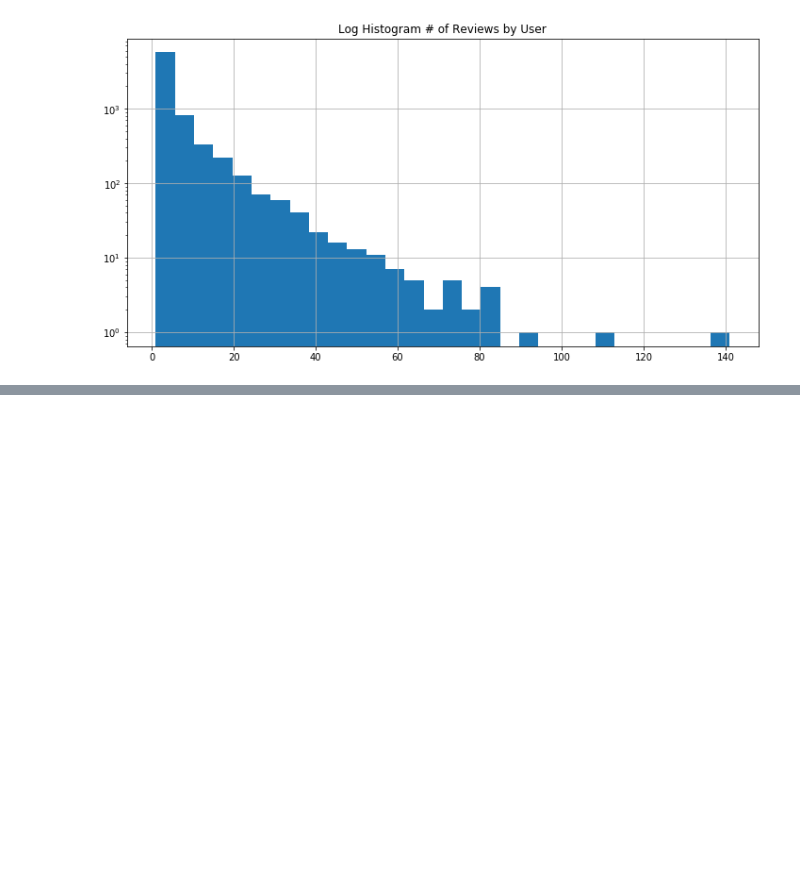
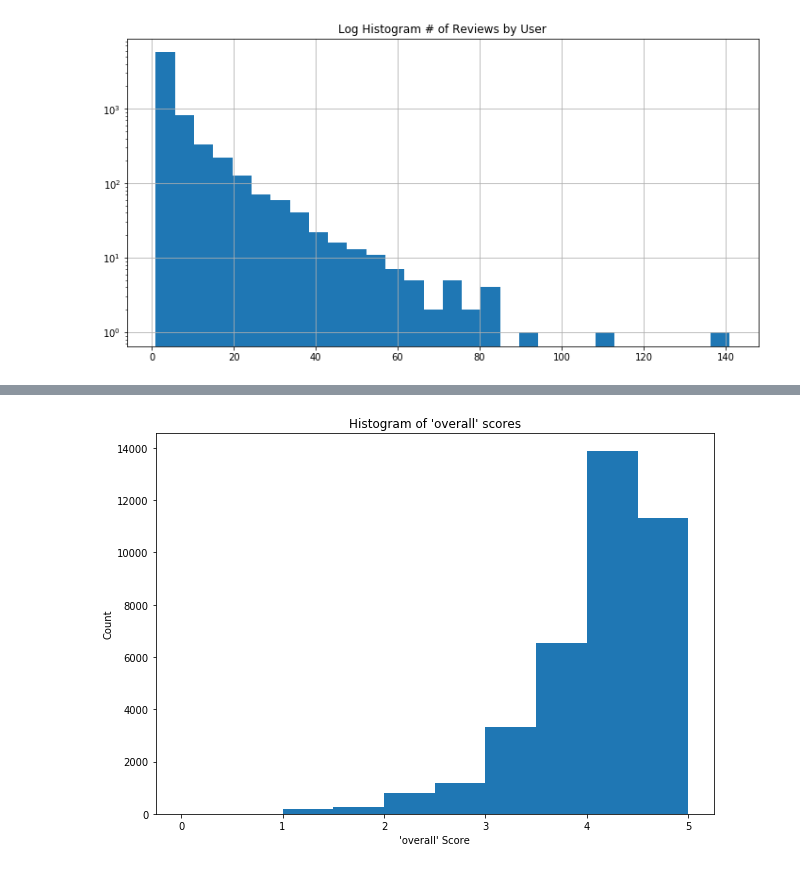
Before and after one commit to kschandr/DataProj2, a Jupyter notebook: InitialExploration.ipynb, the cells around one changed output, grey strips where cells are left out. Saved outputs shown, nothing was run; the diff lists cells and outputs as text; code cells hidden in the pictures; blank space fills up the shorter version.

```diff
--- a/InitialExploration.ipynb
+++ b/InitialExploration.ipynb
@@ -73,0 +88,4 @@ plt.title('Number of Beer with a particular Style');
+# %%
+hist_of_score('overall')
+# %% [output]
+[figure, added]
```
Also changed, not shown: parts of 10 cells of this notebook.
